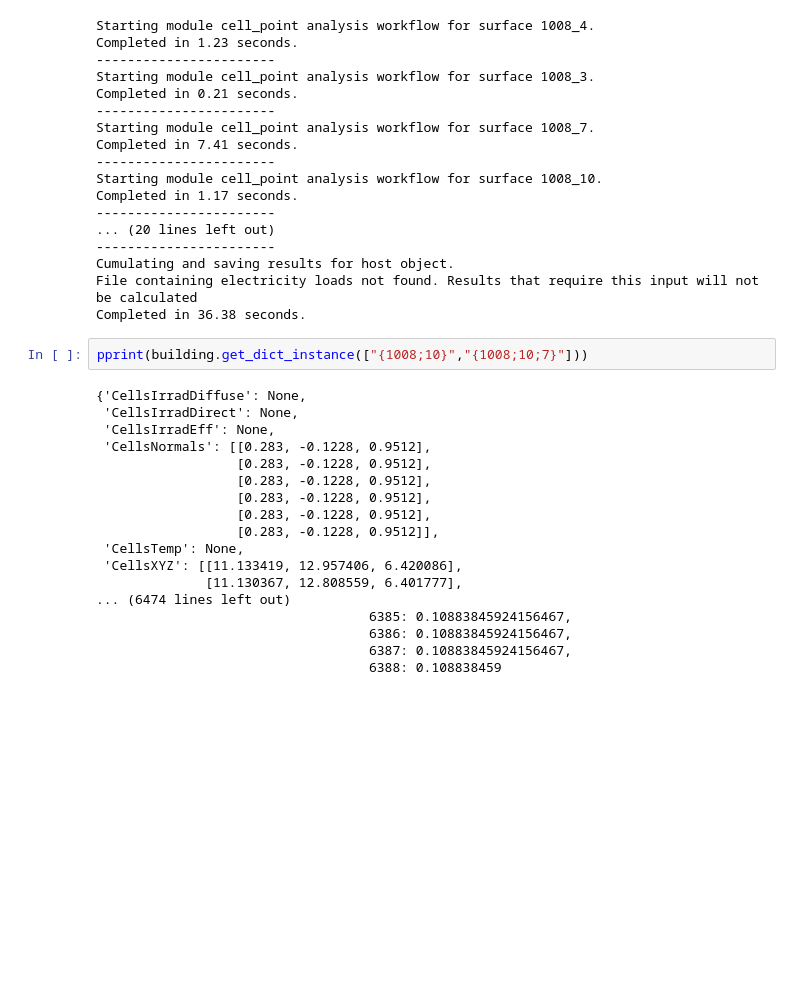
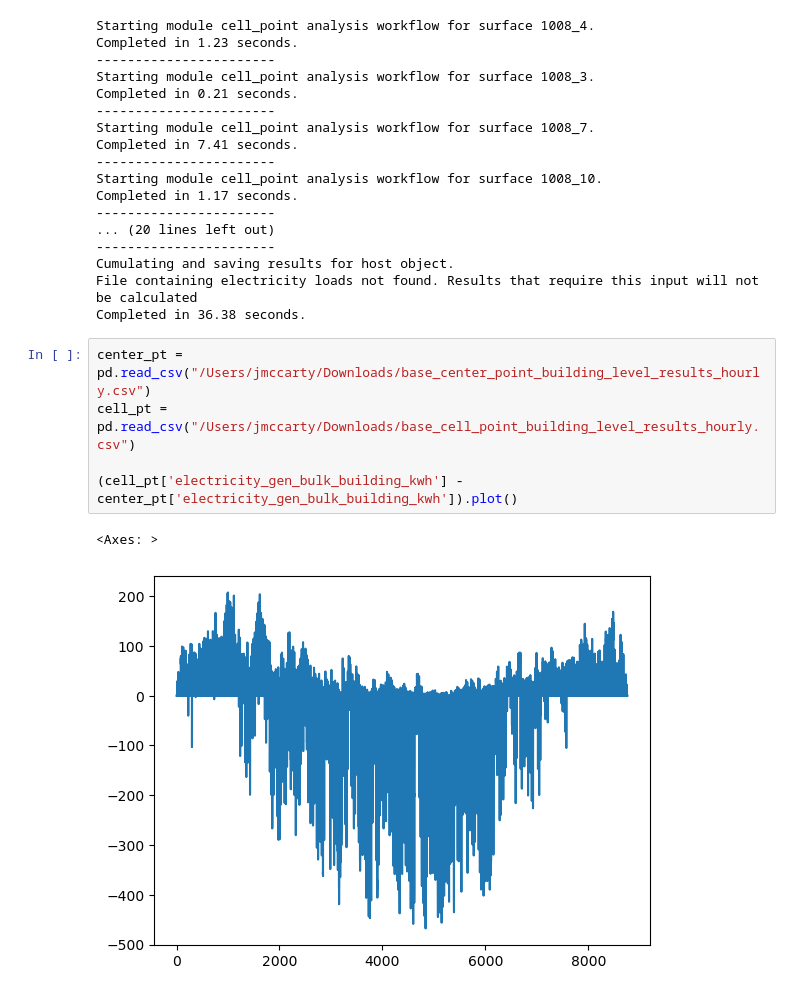
Before and after one commit to justinfmccarty/IPV_Workbench, a Jupyter notebook: notebooks/23_basic_workflow.ipynb, the cells around one changed output. Saved outputs shown, nothing was run; the diff lists cells and outputs as text; blank space fills up the shorter version.

```diff
--- a/notebooks/23_basic_workflow.ipynb
+++ b/notebooks/23_basic_workflow.ipynb
@@ -318,23 +304,11 @@ Completed in 1.17 seconds.
 Cumulating and saving results for host object.
 File containing electricity loads not found. Results that require this input will not be calculated
 Completed in 36.38 seconds.
-# %%
-pprint(building.get_dict_instance(["{1008;10}","{1008;10;7}"]))
-# %% [output]
-{'CellsIrradDiffuse': None,
- 'CellsIrradDirect': None,
- 'CellsIrradEff': None,
- 'CellsNormals': [[0.283, -0.1228, 0.9512],
-                  [0.283, -0.1228, 0.9512],
-                  [0.283, -0.1228, 0.9512],
-                  [0.283, -0.1228, 0.9512],
-                  [0.283, -0.1228, 0.9512],
-                  [0.283, -0.1228, 0.9512]],
- 'CellsTemp': None,
- 'CellsXYZ': [[11.133419, 12.957406, 6.420086],
-              [11.130367, 12.808559, 6.401777],
-... (6474 lines left out)
-                                   6385: 0.10883845924156467,
-                                   6386: 0.10883845924156467,
-                                   6387: 0.10883845924156467,
-                                   6388: 0.108838459
+# %%
+center_pt = pd.read_csv("/Users/jmccarty/Downloads/base_center_point_building_level_results_hourly.csv")
+cell_pt = pd.read_csv("/Users/jmccarty/Downloads/base_cell_point_building_level_results_hourly.csv")
+
+(cell_pt['electricity_gen_bulk_building_kwh'] - center_pt['electricity_gen_bulk_building_kwh']).plot()
+# %% [output]
+<Axes: >
+[figure, added]
```
Also changed, not shown: parts of 2 cells of this notebook, 2 other files.
